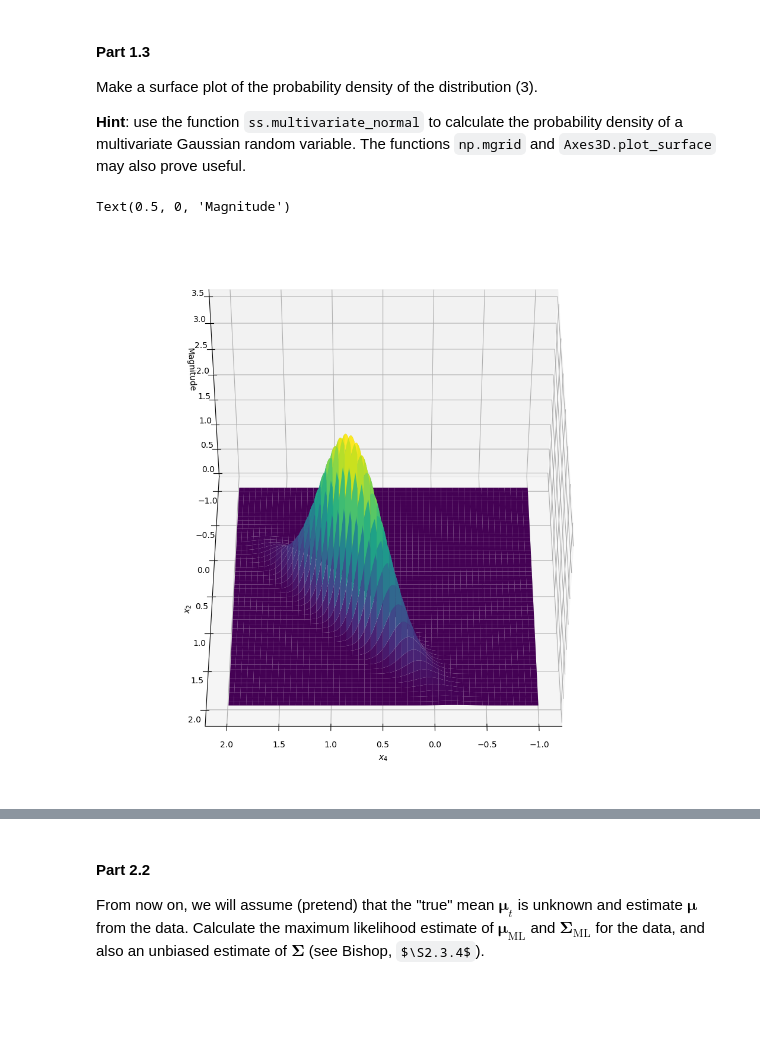
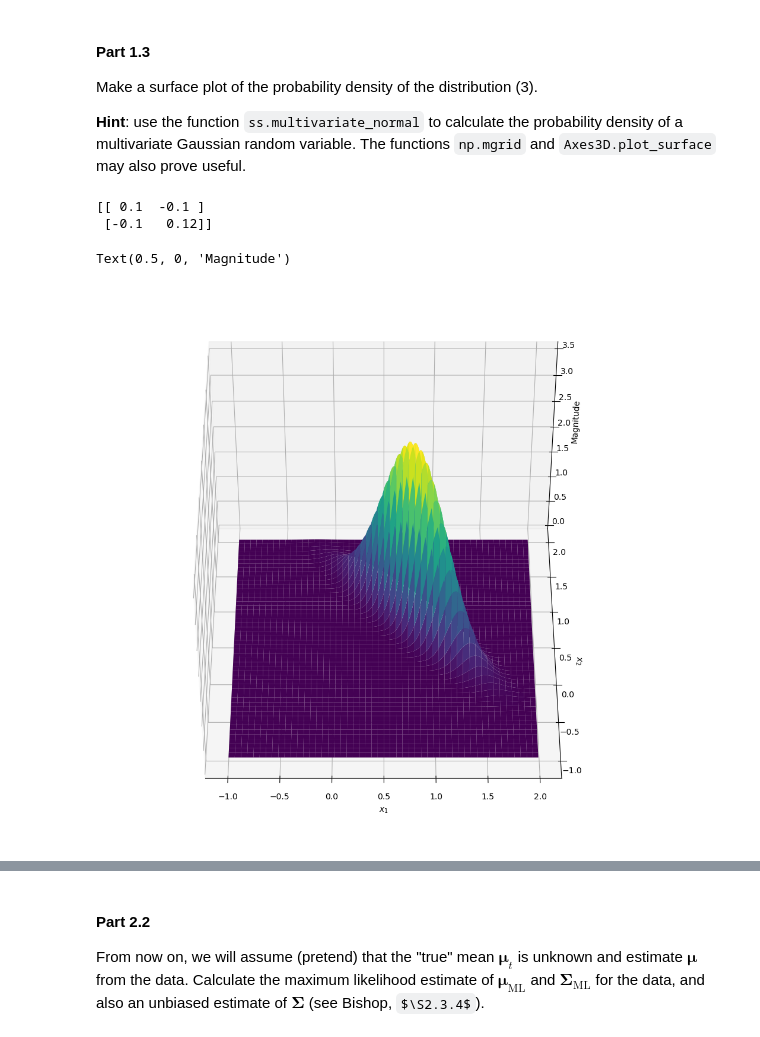
Before and after one commit to meraxion/SML24, a Jupyter notebook: SML24_as02/SML24_as02_3.ipynb, the cells around one changed output, grey strips where cells are left out. Saved outputs shown, nothing was run; the diff lists cells and outputs as text; code cells hidden in the pictures; some formulas as TeX source; blank space fills up the shorter version.

```diff
--- a/SML24_as02/SML24_as02_3.ipynb
+++ b/SML24_as02/SML24_as02_3.ipynb
@@ -213,37 +213,40 @@ Make a surface plot of the probability density of the distribution (3).
 Plot of the probability density.
 """
 from matplotlib import cm
 # YOUR CODE HERE
 
 # x, y = np.mgrid[0:2:.01, 0:2:.01]
 # print(x.shape)
 # print(y.shape)
 # pos = np.dstack((x, y))
 # rv = ss.multivariate_normal(mu_p, Sigma_p_2)
 # fig2 = plt.figure()
 # ax2 = fig2.add_subplot(111)
 # z = rv.pdf(pos)
 # print(z.shape)
 # ax2.contourf(x, y, z)
 # z.reshape(x.shape)
 
 x, y = np.mgrid[-1:2:.01, -1:2:.01]
 pos = np.dstack((x, y))
+print(Sigma_p_2)
 rv = ss.multivariate_normal(mu_p, Sigma_p_2)
 z = rv.pdf(pos)
 
 fig2 = plt.figure(figsize=(12,12))
 ax2 = fig2.add_subplot(111, projection="3d")
-ax2.view_init(elev=45, azim=90)
+ax2.view_init(elev=45, azim=-90)
 ax2.plot_surface(x, y, z, cmap="viridis", edgecolor='none');
-ax2.set_xlabel(r"$x_4$")
+ax2.set_xlabel(r"$x_1$")
 ax2.set_ylabel(r"$x_2$")
 ax2.set_zlabel("Magnitude")
 #ax2.plot_trisurf(x, y, z, cmap="viridis", edgecolor='none');
 #ax2.contour3D (x, y, z, 100,cmap="viridis");
 # %% [output]
-Text(0.5, 0, 'Magnitude')
+[[ 0.1  -0.1 ]
+ [-0.1   0.12]]
+Text(0.5, 0, 'Magnitude')
-[figure, old version]
+[figure, new version]
 # %% [markdown]
 ### Part 2: Generating the data
 Here we assume we are dealing with a 2D-Gaussian data generating process
```
Also changed, not shown: parts of 10 cells of this notebook.
